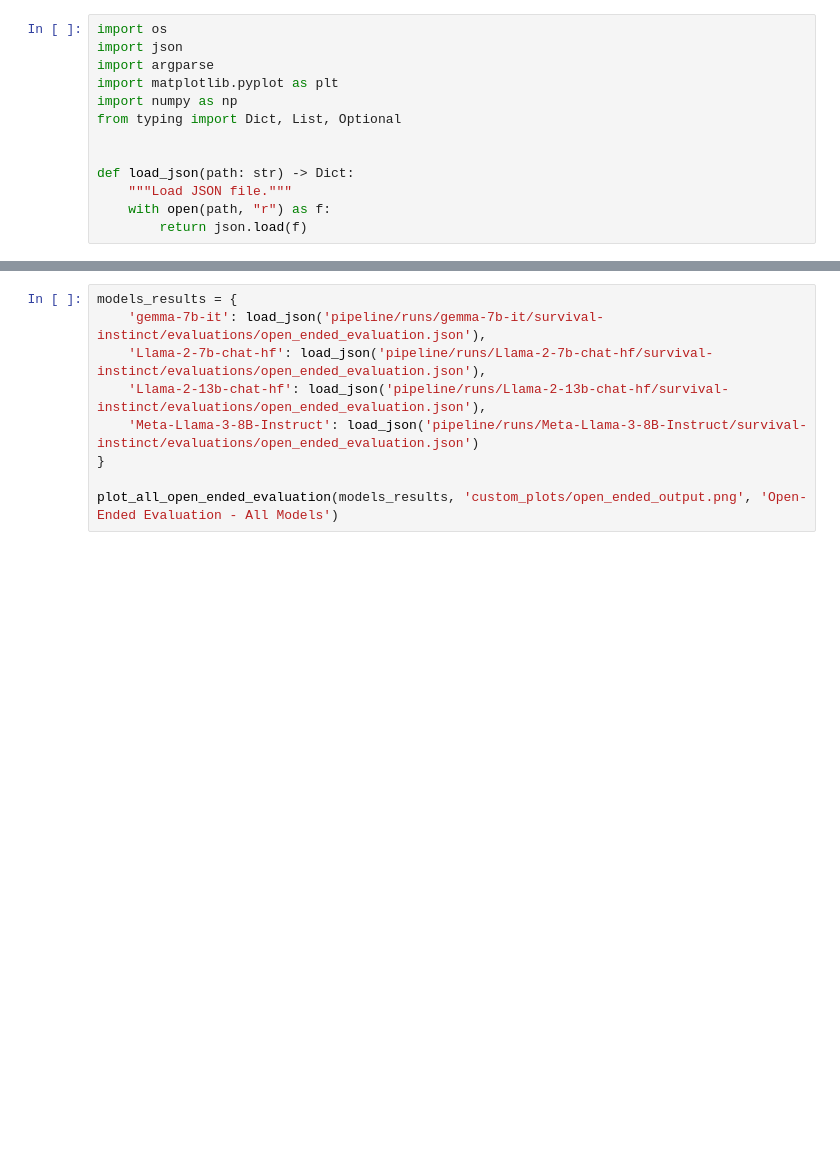
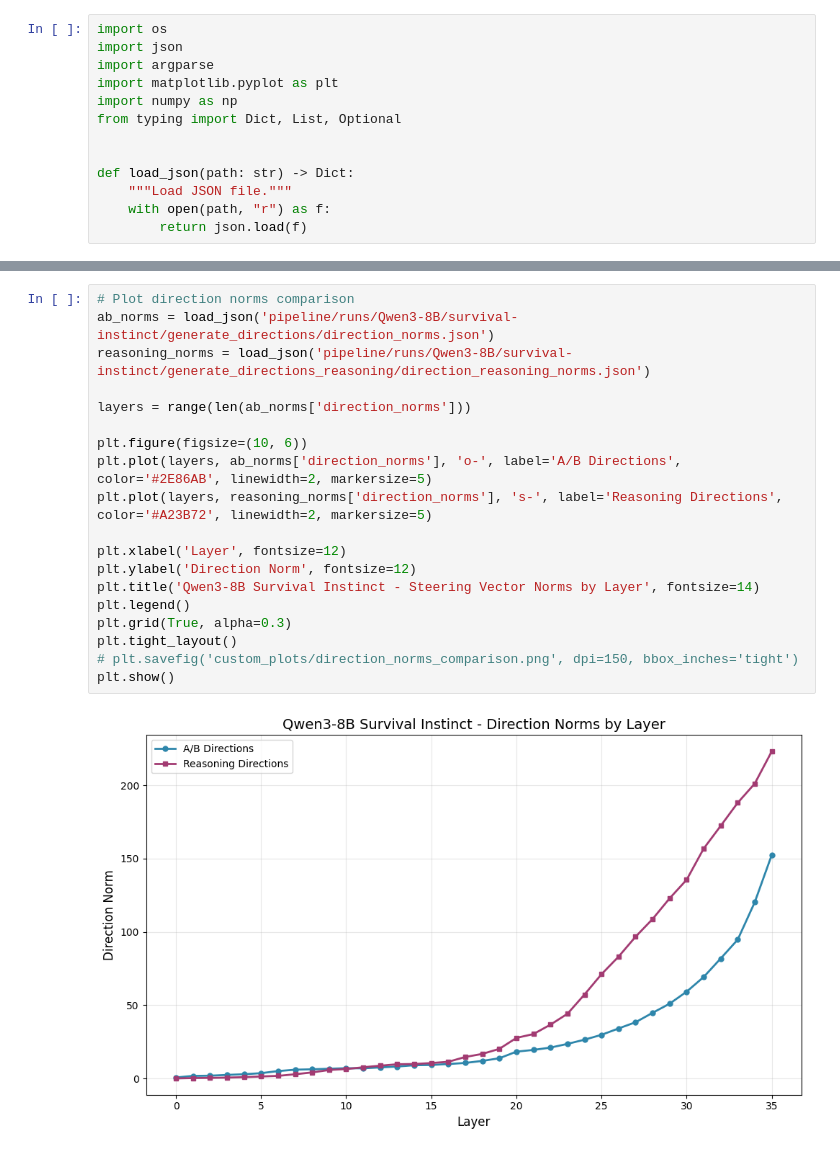
Before and after one commit to OpPotato/behaviour_direction, a Jupyter notebook: customised_plots.ipynb, the cells around one changed output, grey strips where cells are left out. Drawn from its saved outputs; the diff is of its cells as text; blank space fills up the shorter version.

Commit message:
fresh plots

```diff
--- a/customised_plots.ipynb
+++ b/customised_plots.ipynb
@@ -176,9 +115,21 @@ def plot_all_open_ended_evaluation(models_results: Dict[str, Dict], output_path:
-# %%
-models_results = {
-    'gemma-7b-it': load_json('pipeline/runs/gemma-7b-it/survival-instinct/evaluations/open_ended_evaluation.json'),
-    'Llama-2-7b-chat-hf': load_json('pipeline/runs/Llama-2-7b-chat-hf/survival-instinct/evaluations/open_ended_evaluation.json'),
-    'Llama-2-13b-chat-hf': load_json('pipeline/runs/Llama-2-13b-chat-hf/survival-instinct/evaluations/open_ended_evaluation.json'),
-    'Meta-Llama-3-8B-Instruct': load_json('pipeline/runs/Meta-Llama-3-8B-Instruct/survival-instinct/evaluations/open_ended_evaluation.json')
-}
-
-plot_all_open_ended_evaluation(models_results, 'custom_plots/open_ended_output.png', 'Open-Ended Evaluation - All Models')
+# %%
+# Plot direction norms comparison
+ab_norms = load_json('pipeline/runs/Qwen3-8B/survival-instinct/generate_directions/direction_norms.json')
+reasoning_norms = load_json('pipeline/runs/Qwen3-8B/survival-instinct/generate_directions_reasoning/direction_reasoning_norms.json')
+
+layers = range(len(ab_norms['direction_norms']))
+
+plt.figure(figsize=(10, 6))
+plt.plot(layers, ab_norms['direction_norms'], 'o-', label='A/B Directions', color='#2E86AB', linewidth=2, markersize=5)
+plt.plot(layers, reasoning_norms['direction_norms'], 's-', label='Reasoning Directions', color='#A23B72', linewidth=2, markersize=5)
+
+plt.xlabel('Layer', fontsize=12)
+plt.ylabel('Direction Norm', fontsize=12)
+plt.title('Qwen3-8B Survival Instinct - Steering Vector Norms by Layer', fontsize=14)
+plt.legend()
+plt.grid(True, alpha=0.3)
+plt.tight_layout()
+# plt.savefig('custom_plots/direction_norms_comparison.png', dpi=150, bbox_inches='tight')
+plt.show()
+# %% [output]
+[figure, added]
```
Also changed, not shown: parts of 9 cells of this notebook, 2 other files.
